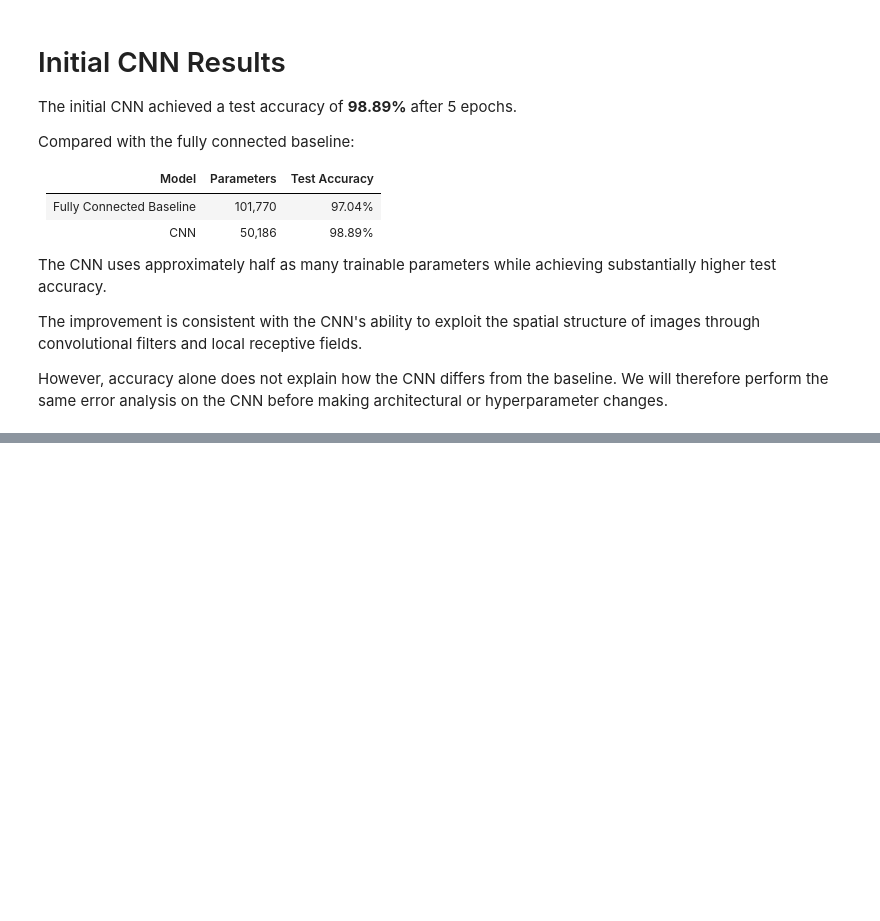
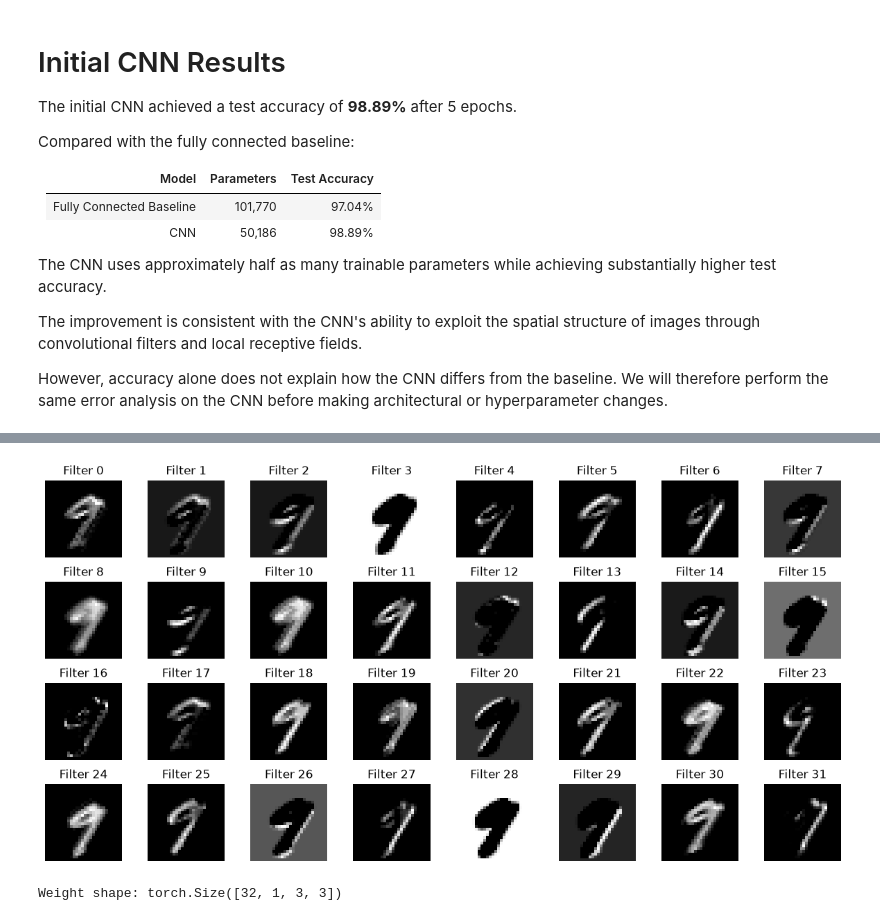
Before and after one commit to ttzeteny/digit-vision, a Jupyter notebook: ml/notebooks/03_cnn_model.ipynb, the cells around one changed output, grey strips where cells are left out. Saved outputs shown, nothing was run; the diff lists cells and outputs as text; code cells hidden in the pictures; blank space fills up the shorter version.

```diff
--- a/ml/notebooks/03_cnn_model.ipynb
+++ b/ml/notebooks/03_cnn_model.ipynb
@@ -266,0 +422,22 @@ However, accuracy alone does not explain how the CNN differs from the baseline.
+# %%
+feature_maps = x.squeeze(0).cpu()
+
+fig, axes = plt.subplots(4, 8, figsize=(12, 6))
+
+for i, ax in enumerate(axes.flat):
+    ax.imshow(feature_maps[i], cmap="gray")
+    ax.set_title(f"Filter {i}")
+    ax.axis("off")
+
+plt.tight_layout()
+plt.show()
+# %% [output]
+[figure, added]
+# %%
+first_conv = model.features[0]
+
+weights = first_conv.weight.detach().cpu()
+
+print("Weight shape:", weights.shape)
+# %% [output]
+Weight shape: torch.Size([32, 1, 3, 3])
```
Also changed, not shown: parts of 18 cells of this notebook.
